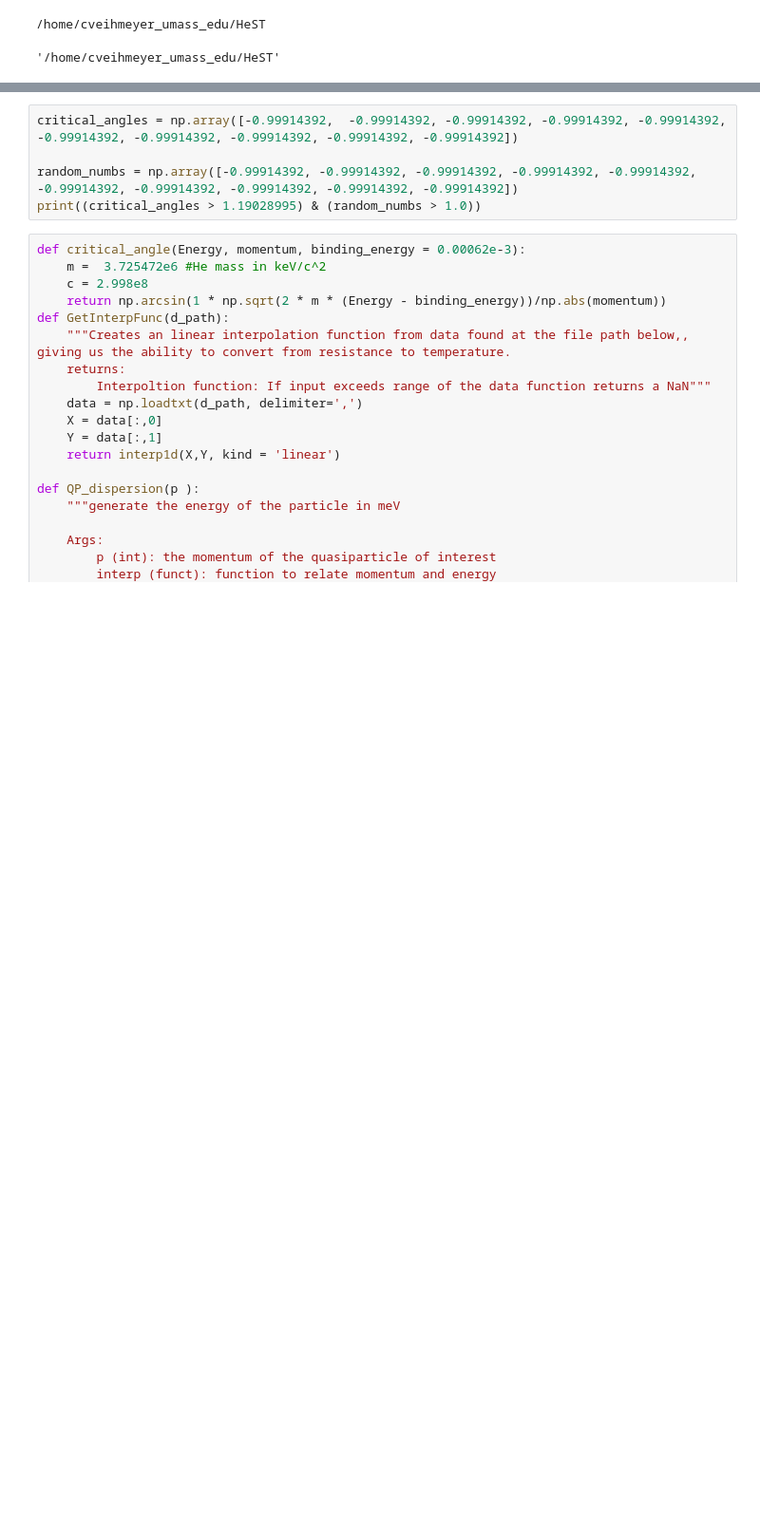
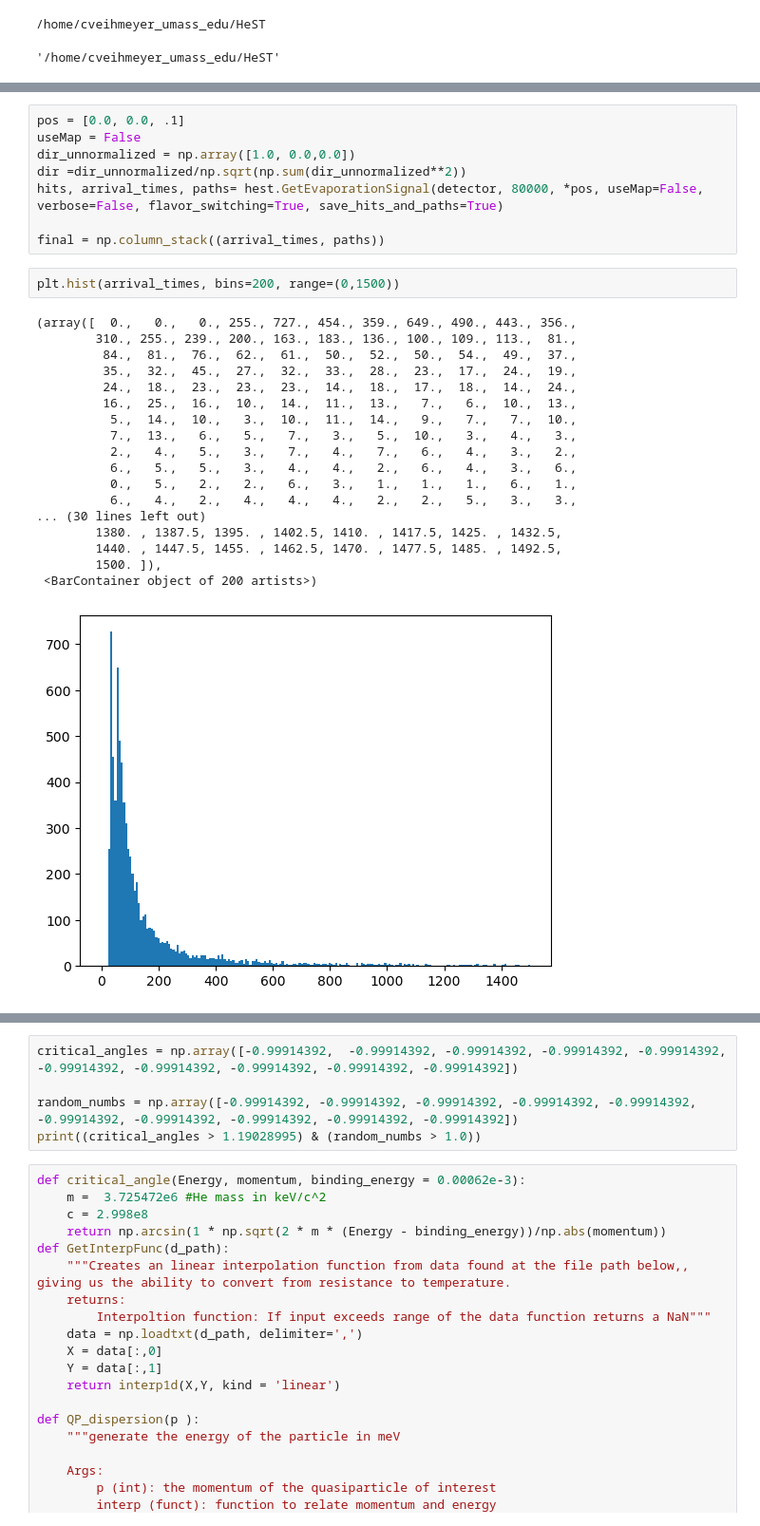
Before and after one commit to spice-herald/HeST, a Jupyter notebook: debug/Amherst_cell_debugging.ipynb, the cells around one changed output, grey strips where cells are left out. Shown at 95% size. Drawn from its saved outputs; the diff is of its cells as text; blank space fills up the shorter version.

```diff
--- a/debug/Amherst_cell_debugging.ipynb
+++ b/debug/Amherst_cell_debugging.ipynb
@@ -79,3 +133,32 @@ flavor =['R-' 'R+' 'high energy Roton' 'phonon' 'phonon' 'R+' 'R+' 'R+' 'R-' 'R+
+# %%
+pos = [0.0, 0.0, .1]
+useMap = False
+dir_unnormalized = np.array([1.0, 0.0,0.0])
+dir =dir_unnormalized/np.sqrt(np.sum(dir_unnormalized**2))
+hits, arrival_times, paths= hest.GetEvaporationSignal(detector, 80000, *pos, useMap=False, verbose=False, flavor_switching=True, save_hits_and_paths=True)
+
+final = np.column_stack((arrival_times, paths))
+# %%
+plt.hist(arrival_times, bins=200, range=(0,1500))
+# %% [output]
+(array([  0.,   0.,   0., 255., 727., 454., 359., 649., 490., 443., 356.,
+        310., 255., 239., 200., 163., 183., 136., 100., 109., 113.,  81.,
+         84.,  81.,  76.,  62.,  61.,  50.,  52.,  50.,  54.,  49.,  37.,
+         35.,  32.,  45.,  27.,  32.,  33.,  28.,  23.,  17.,  24.,  19.,
+         24.,  18.,  23.,  23.,  23.,  14.,  18.,  17.,  18.,  14.,  24.,
+         16.,  25.,  16.,  10.,  14.,  11.,  13.,   7.,   6.,  10.,  13.,
+          5.,  14.,  10.,   3.,  10.,  11.,  14.,   9.,   7.,   7.,  10.,
+          7.,  13.,   6.,   5.,   7.,   3.,   5.,  10.,   3.,   4.,   3.,
+          2.,   4.,   5.,   3.,   7.,   4.,   7.,   6.,   4.,   3.,   2.,
+          6.,   5.,   5.,   3.,   4.,   4.,   2.,   6.,   4.,   3.,   6.,
+          0.,   5.,   2.,   2.,   6.,   3.,   1.,   1.,   1.,   6.,   1.,
+          6.,   4.,   2.,   4.,   4.,   4.,   2.,   2.,   5.,   3.,   3.,
+... (30 lines left out)
+        1380. , 1387.5, 1395. , 1402.5, 1410. , 1417.5, 1425. , 1432.5,
+        1440. , 1447.5, 1455. , 1462.5, 1470. , 1477.5, 1485. , 1492.5,
+        1500. ]),
+ <BarContainer object of 200 artists>)
+[figure, added]
 # %%
 example = '[0.1 0.1 0.1 0.1]'
 print(example[1:-1])
```
Also changed, not shown: parts of 43 cells of this notebook, 24 other files.
